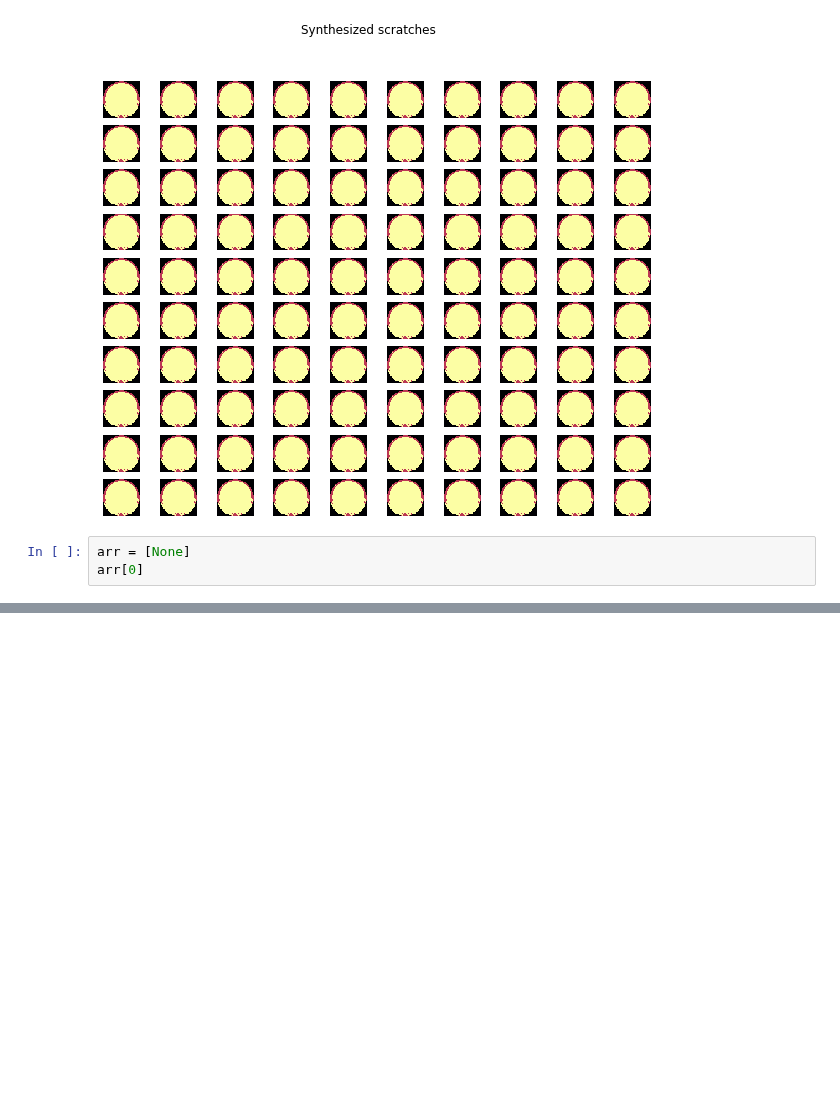
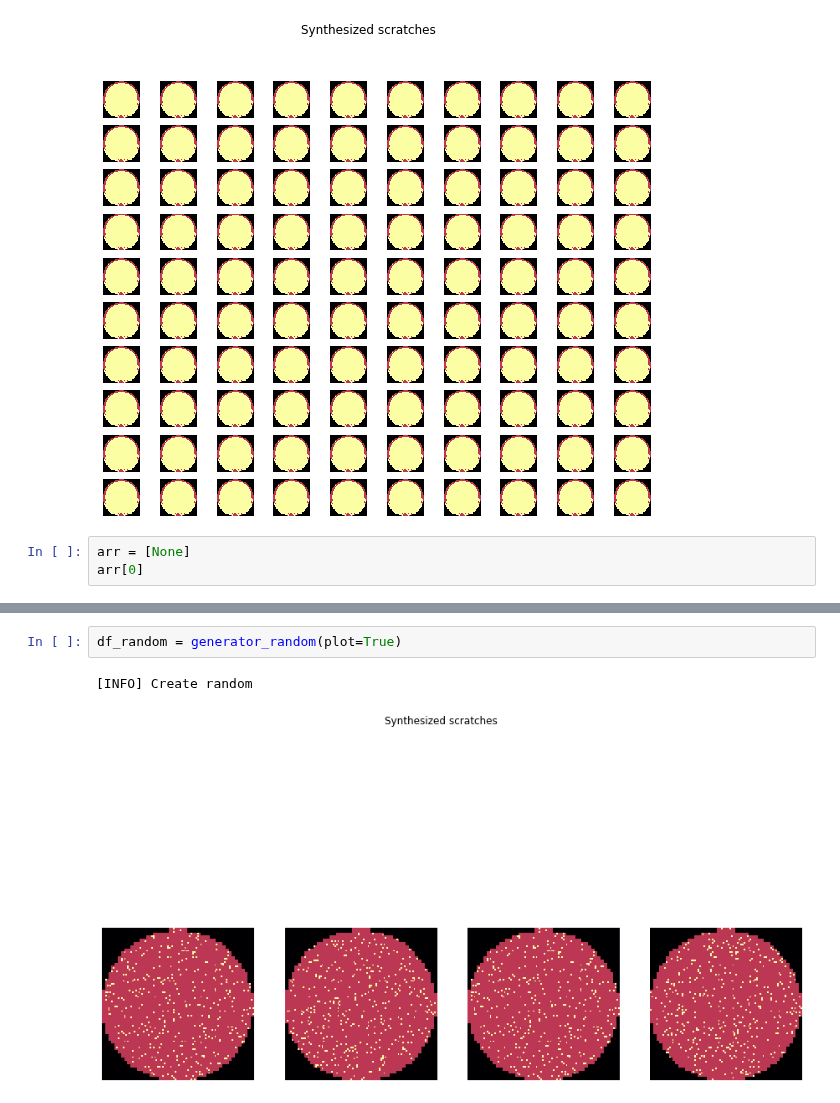
Before and after one commit to Keleas/Wafer_maps, a Jupyter notebook: src/generate_maps_test.ipynb, the cells around one changed output, grey strips where cells are left out. Cells and saved outputs as stored; diff of their text form; blank space fills up the shorter version.

```diff
--- a/src/generate_maps_test.ipynb
+++ b/src/generate_maps_test.ipynb
@@ -506,0 +567,5 @@ arr[0]
+# %%
+df_random = generator_random(plot=True)
+# %% [output]
+[INFO] Create random
+[figure, added]
```
Also changed, not shown: parts of 1 cell of this notebook, 3 other files.
